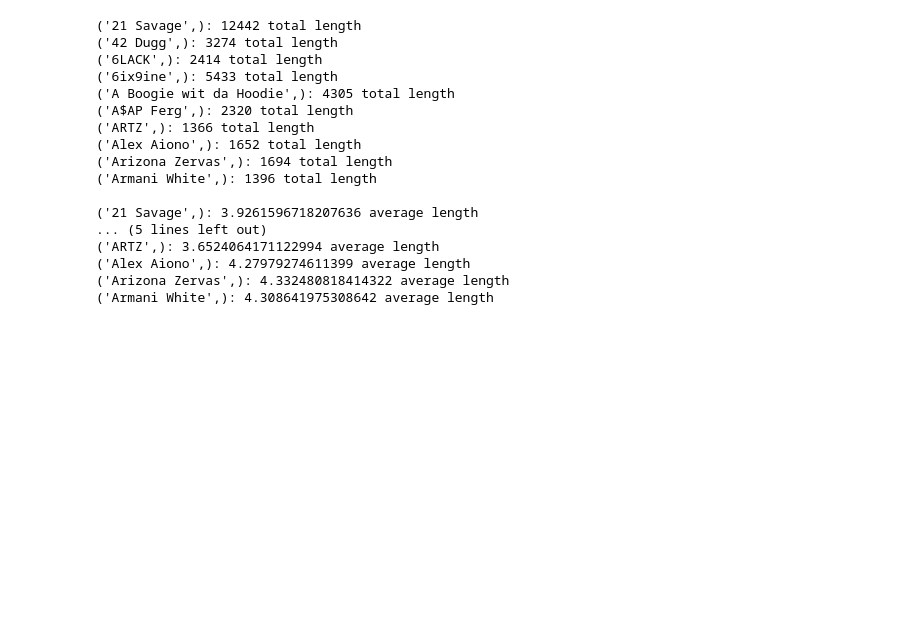
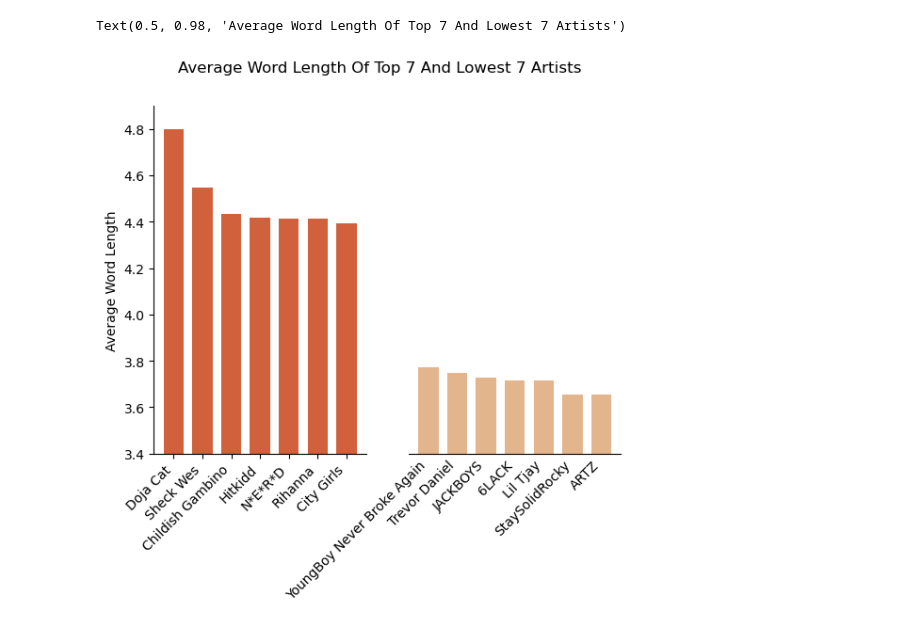
Before and after one commit to frehburg/RapLyricsAnalys, a Jupyter notebook: rap_vocabulary.ipynb, the cells around one changed output. Drawn from its saved outputs; the diff is of its cells as text; code cells hidden in the pictures; blank space fills up the shorter version.

Commit message:
vocab notebook with plots

```diff
--- a/rap_vocabulary.ipynb
+++ b/rap_vocabulary.ipynb
@@ -47,32 +70,35 @@ for artist, tot_len in total_word_length_by_artist.items():
-# %%
-i = 0
-for artist, count in total_word_length_by_artist.items():
-    i += 1
-    if i > 10:
-        break
-    print(f"{artist}: {count} total length")
-print("")
-i = 0
-for artist, count in average_word_length_by_artist.items():
-    i += 1
-    if i > 10:
-        break
-    print(f"{artist}: {count} average length")
-# %% [output]
-('21 Savage',): 12442 total length
-('42 Dugg',): 3274 total length
-('6LACK',): 2414 total length
-('6ix9ine',): 5433 total length
-('A Boogie wit da Hoodie',): 4305 total length
-('A$AP Ferg',): 2320 total length
-('ARTZ',): 1366 total length
-('Alex Aiono',): 1652 total length
-('Arizona Zervas',): 1694 total length
-('Armani White',): 1396 total length
-
-('21 Savage',): 3.9261596718207636 average length
-... (5 lines left out)
-('ARTZ',): 3.6524064171122994 average length
-('Alex Aiono',): 4.27979274611399 average length
-('Arizona Zervas',): 4.332480818414322 average length
-('Armani White',): 4.308641975308642 average length
+# %%
+# Sort them all:
+total_words_by_artist = dict(sorted(total_words_by_artist.items(), reverse=True, key=lambda item: item[1]))
+unique_words_by_artist = dict(sorted(unique_words_by_artist.items(), reverse=True, key=lambda item: item[1]))
+average_word_length_by_artist = dict(sorted(average_word_length_by_artist.items(), reverse=True, key=lambda item: item[1]))
+unique_ratio_by_artist = dict(sorted(unique_ratio_by_artist.items(), reverse=True, key=lambda item: item[1]))
+# %%
+n = 7
+first_n_avg_length = take(n, average_word_length_by_artist.items())
+last_n_avg_length = take(n, average_word_length_by_artist, dirc="last")
+
+bar_colors = ['#D1603D', '#DB8A5C', '#E3B58D'] # orange-brown colors
+fig, (ax1, ax2) = plt.subplots(1, 2, sharey=True)
+
+ax1.bar([i[0] for i in first_n_avg_length], [i[1] for i in first_n_avg_length], color=bar_colors[0], width=0.7)
+ax2.bar([i[0] for i in last_n_avg_length], [i[1] for i in last_n_avg_length], color=bar_colors[2], width=0.7)
+ax1.set_xticklabels(labels=[i[0] for i in first_n_avg_length], rotation=45, ha="right") # rotate labels 45 degrees and align to the right
+ax2.set_xticklabels(labels=[i[0] for i in last_n_avg_length],rotation=45, ha="right") # rotate labels 45 degrees and align to the right
+
+plt.ylim([3.4, 4.9]) # set the upper y-limit slightly above the highest value
+
+ax1.spines['right'].set_visible(False)
+ax1.spines['top'].set_visible(False)
+
+ax2.spines['left'].set_visible(False)
+ax2.spines['top'].set_visible(False)
+ax2.spines['right'].set_visible(False)
+
+plt.tick_params(labelleft=False, length=0)
+
+ax1.set_ylabel("Average Word Length")
+plt.suptitle("Average Word Length Of Top 7 And Lowest 7 Artists")
+# %% [output]
+Text(0.5, 0.98, 'Average Word Length Of Top 7 And Lowest 7 Artists')
+[figure, added]
```
Also changed, not shown: parts of 5 cells of this notebook.
